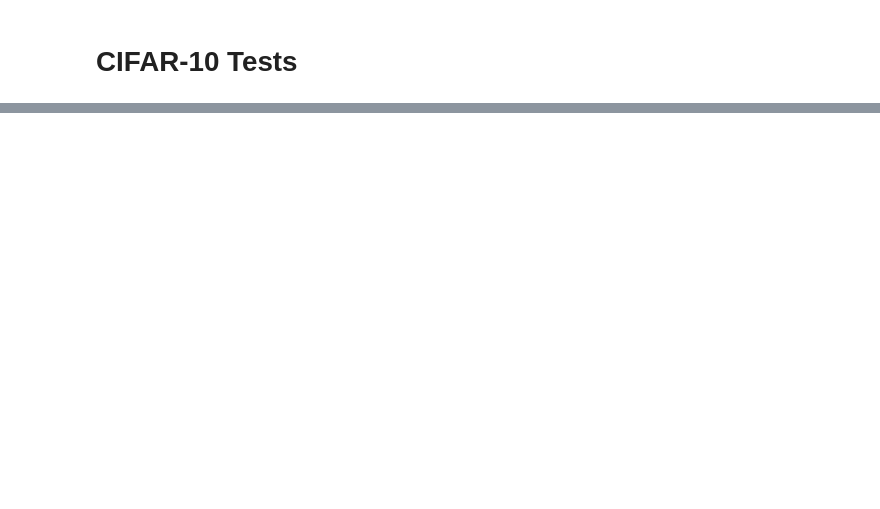
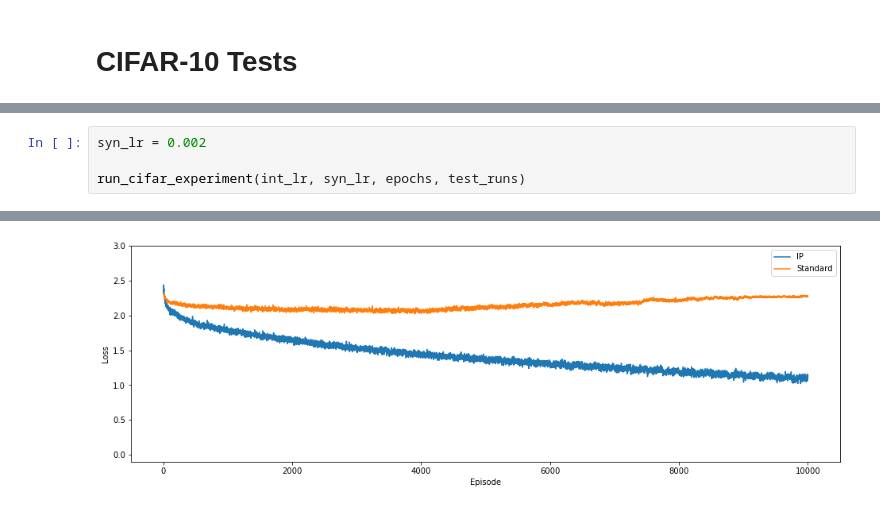
Before and after one commit to Shawfest/ip, a Jupyter notebook: test-deep-net.ipynb, the cells around one changed output, grey strips where cells are left out. Cells and saved outputs as stored; diff of their text form; blank space fills up the shorter version.

```diff
--- a/test-deep-net.ipynb
+++ b/test-deep-net.ipynb
@@ -708,0 +586,5 @@ print('Accuracy of the IP network on the 10000 test images: %.4f %%' % (
+# %%
+syn_lr = 0.002
+
+run_cifar_experiment(int_lr, syn_lr, epochs, test_runs)
+# %% [output]
@@ -708,0 +608 @@ print('Accuracy of the IP network on the 10000 test images: %.4f %%' % (
+[figure, added]
```
Also changed, not shown: parts of 20 cells of this notebook, 3 other files.
